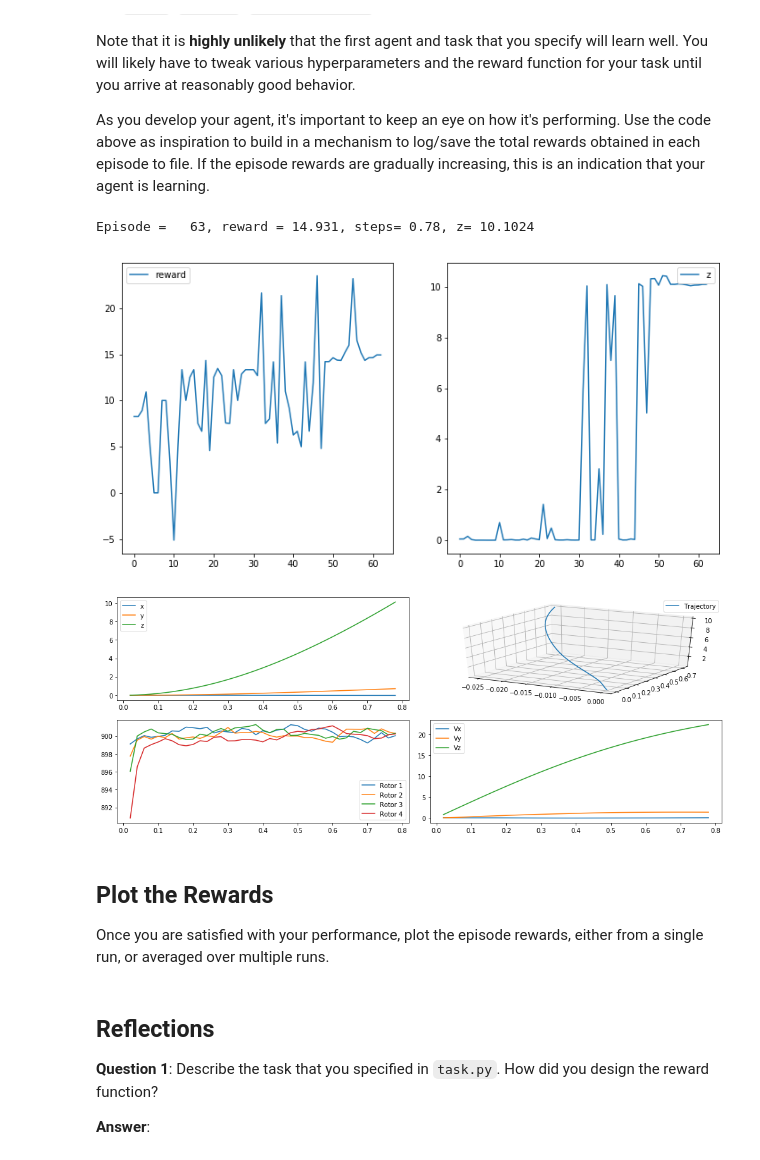
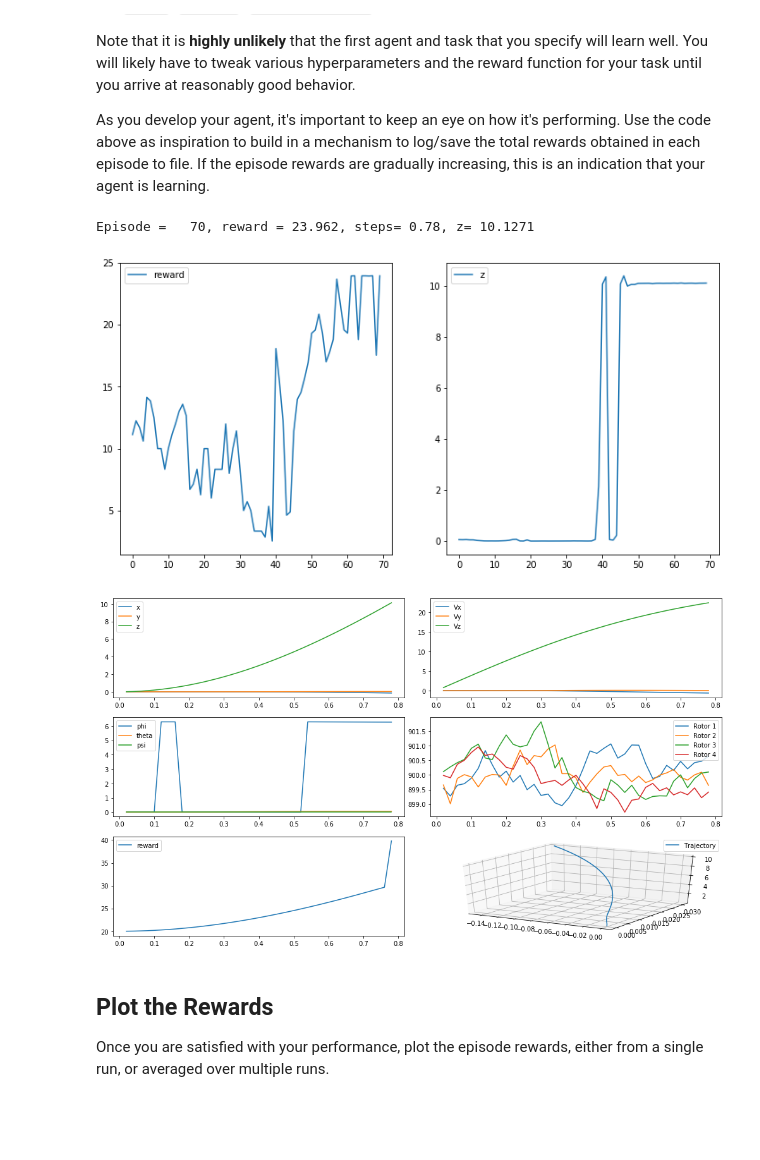
Before and after one commit to gregoriomezquita/RL-Quadcopter-2, a Jupyter notebook: Quadcopter_Project.ipynb, the cells around one changed output. Saved outputs shown, nothing was run; the diff lists cells and outputs as text; code cells hidden in the pictures; blank space fills up the shorter version.

```diff
--- a/Quadcopter_Project.ipynb
+++ b/Quadcopter_Project.ipynb
@@ -253,8 +253,8 @@ for i_episode in range(1, num_episodes+1):
     rewards.append(rwd)
     zs.append(last_z)
     print("\rEpisode = {:4d}, reward = {:.3f}, steps= {:.2f}, z= {:.4f}    ".format(i_episode, rwd, task.sim.time, last_z), end="")  # [debug]
-    sys.stdout.flush()
-    if len(zs)> 15 and np.mean(zs[-15:]) >= task.target_pos[2]: break
+    #sys.stdout.flush()
+    if len(zs)> 25 and np.mean(zs[-25:]) >= task.target_pos[2]: break
 
 import matplotlib.pyplot as plt
 %matplotlib inline
@@ -269,8 +269,8 @@ plt.legend()
 
 plt.show()
 # %% [output]
-Episode =   63, reward = 14.931, steps= 0.78, z= 10.1024
+Episode =   70, reward = 23.962, steps= 0.78, z= 10.1271
-[figure, old version]
+[figure, new version]
 # %%
 import matplotlib.pyplot as plt
 from mpl_toolkits.mplot3d import Axes3D
@@ -285,47 +285,47 @@ plt.plot(task.records['time'], task.records['y'], label='y')
 plt.plot(task.records['time'], task.records['z'], label='z')
 plt.legend()
 # Velocity
-plt.subplot(3, 2, 4)
+plt.subplot(3, 2, 2)
 plt.plot(task.records['time'], task.records['x_velocity'], label='Vx')
 plt.plot(task.records['time'], task.records['y_velocity'], label='Vy')
 plt.plot(task.records['time'], task.records['z_velocity'], label='Vz')
 plt.legend()
 # angular position
-#plt.subplot(3, 2, 3)
-#plt.plot(task.records['time'], task.records['phi'], label='phi')
-#plt.plot(task.records['time'], task.records['theta'], label='theta')
-#plt.plot(task.records['time'], task.records['psi'], label='psi')
-#plt.legend()
+plt.subplot(3, 2, 3)
+plt.plot(task.records['time'], task.records['phi'], label='phi')
+plt.plot(task.records['time'], task.records['theta'], label='theta')
+plt.plot(task.records['time'], task.records['psi'], label='psi')
+plt.legend()
 # angular Velocity
 #plt.subplot(3, 2, 4)
 #plt.plot(task.records['time'], task.records['phi_velocity'], label='Vphi')
 #plt.plot(task.records['time'], task.records['theta_velocity'], label='Vtheta')
 #plt.plot(task.records['time'], task.records['psi_velocity'], label='Vpsi')
 #plt.legend()
 # rotor speeds
-plt.subplot(3, 2, 3)
+plt.subplot(3, 2, 4)
 plt.plot(task.records['time'], task.records['rotor_speed1'], label='Rotor 1')
 plt.plot(task.records['time'], task.records['rotor_speed2'], label='Rotor 2')
 plt.plot(task.records['time'], task.records['rotor_speed3'], label='Rotor 3')
 plt.plot(task.records['time'], task.records['rotor_speed4'], label='Rotor 4')
 plt.legend()
 # Rewards
-#plt.subplot(3, 2, 4)
-#plt.plot(task.records['time'], task.records['reward'], label='reward')
-#plt.legend()
+plt.subplot(3, 2, 5)
+plt.plot(task.records['time'], task.records['reward'], label='reward')
+plt.legend()
 # Trajectory
 #ax = fig.add_subplot(322, projection='3d')
-plt.subplot(3, 2, 2, projection='3d')
+plt.subplot(3, 2, 6, projection='3d')
 #ax = fig.gca(projection='3d')
 plt.plot(xs=task.records['x'], ys=task.records['y'], zs= task.records['z'], label='Trajectory')
 plt.legend()
 
 #plt.legend()
 #_ = plt.ylim()
 fig.tight_layout()
 plt.show()
 # %% [output]
-[figure, old version]
+[figure, new version]
 # %% [markdown]
 ## Plot the Rewards
 
@@ -335,6 +332,0 @@ Once you are satisfied with your performance, plot the episode rewards, either f
-# %% [markdown]
-## Reflections
-
-**Question 1**: Describe the task that you specified in `task.py`.  How did you design the reward function?
-
-**Answer**:
```
Also changed, not shown: parts of 10 cells of this notebook.
